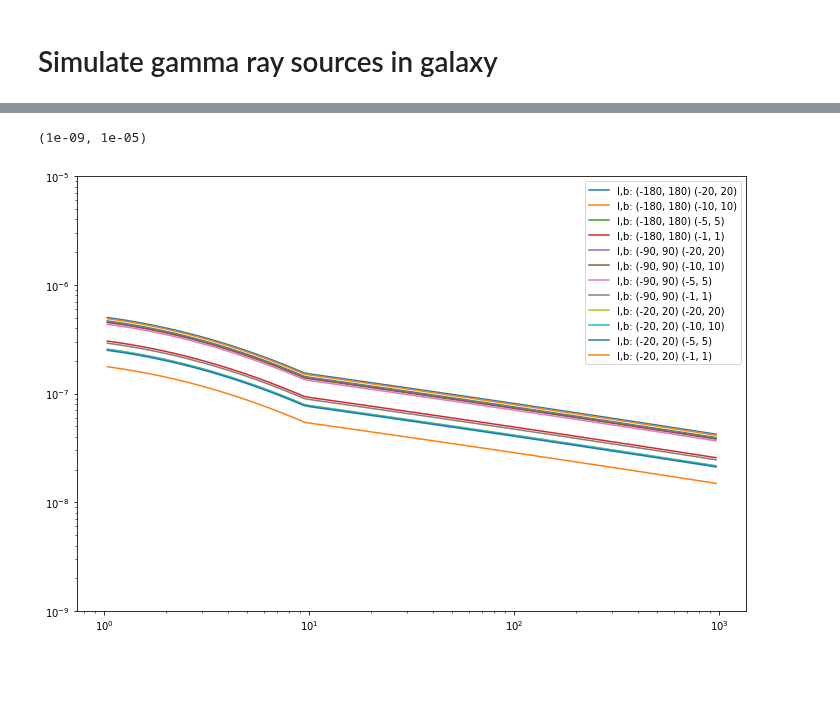
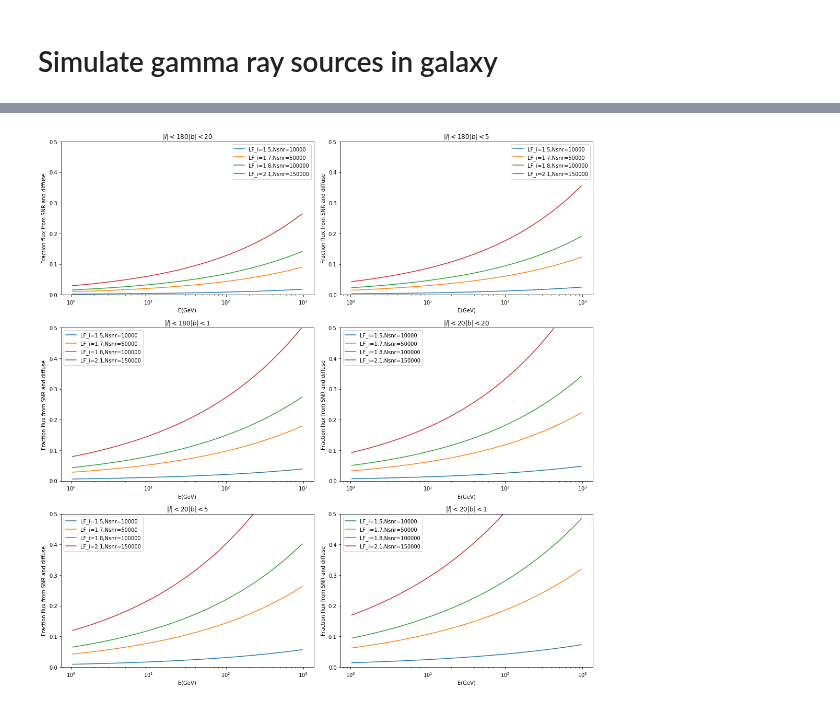
Before and after one commit to martp91/y-rays-UPS, a Jupyter notebook: sim_gamma_sources.ipynb, the cells around one changed output, grey strips where cells are left out. Cells and saved outputs as stored; diff of their text form; code cells hidden in the pictures; blank space fills up the shorter version.

```diff
--- a/sim_gamma_sources.ipynb
+++ b/sim_gamma_sources.ipynb
@@ -15,6 +15,7 @@ import astropy.coordinates as coord
 from astropy import units
 import healpy as hp
 import makemap
+from matplotlib import gridspec
 
 %matplotlib inline
 matplotlib.rcParams['figure.figsize'] = (12, 8)
@@ -45,6 +46,17 @@ bins = np.logspace(minflux,maxflux,25)
 bins_mean = (bins[1:]+bins[:-1])/2.
 lranges = [(-180,180),(-90,90),(-20,20)]
 branges = [(-20,20),(-10,10),(-5,5),(-1,1)]
+
+lb = [(180,20),(180,5),(180,1),(20,20),(20,5),(20,1)]
+
+Efhl = np.logspace(1,3,100)#GeV
+E3fgl_bins = np.logspace(-1,2,101)
+E3fgl = (E3fgl_bins[1:]+E3fgl_bins[0:-1])/2.
+E3fgl_dE = (E3fgl_bins[1:]-E3fgl_bins[0:-1])
+mask_E3fgl = (E3fgl>=1)&(E3fgl<=100)
+Ebins = np.logspace(0,3,101)
+E = (Ebins[1:]+Ebins[0:-1])/2.
+dE = (Ebins[1:]-Ebins[0:-1])
 # %%
 #Function definitions
 
@@ -496,13 +441,0 @@ if fgl and fhl:
-# %%
-### Plot spectra for lranges and branges, diffuse and ps
-
-for i in range(len(ave_flux_snr)):
-    spec_sim_snr = norm_spec(intp_3fgl_snr_normed,ave_flux_snr[i],dE,mask_E)
-    spec_sim_psr = norm_spec(intp_3fgl_psr_normed,ave_flux_psr[i],dE,mask_E)
-    plt.loglog(E,E**2*spec_sim_snr,label="l,b: %s %s"%(ll[i],bb[i]))
-
-plt.legend()
-plt.ylim([1e-9,1e-5])
-# %% [output]
-(1e-09, 1e-05)
-[figure, removed]
@@ -555,0 +442,53 @@ for e in test_E:
+# %%
+#Take the average spectra of 3fgl+3fhl and give that spectra to the simulated sources
+#Plot the spectra from 1-1000GeV
+snr_frac = np.array(snr_frac)
+
+
+#fig = plt.figure(figsize=(15,15))
+fig2 = plt.figure(figsize=(15,15))
+#gs = gridspec.GridSpec(3,2)
+gs2 = gridspec.GridSpec(3,2)
+
+for di in range(len(spec_diff_lb)):
+
+    _l,_b = lb[di]
+    #diffuse = spec_diff_lb[di]
+
+
+   # gsi = gridspec.GridSpecFromSubplotSpec(1,1,subplot_spec=gs[di])
+   # ax = plt.Subplot(fig,gs[di])
+   # ax.loglog(E,E**2*diffuse,label='diffuse')
+   # ax.loglog(E,E**2*spec_sim_psr, label='psr')
+   # ax.loglog(E,E**2*spec_sim_snr,label='snr')
+   # ax.set_title(r'$|l| < %s |b| < %s$'%(_l,_b))
+   # ax.set_ylim([1e-9,1e-4])
+   # ax.set_xlabel("E(GeV)")
+   # ax.set_ylabel(r"$E^2 \ dN/dE \ [GeV \ cm^{-2} \ s^{-1}]$")
+   # fig.add_subplot(ax)
+   # ax.tick_params(axis='both', which='major', labelsize=6, pad=2)
+   # ax.tick_params(axis='both', which='minor', labelsize=6, pad=2)
+
+    div = snr_frac[0,di]
+    div2 = snr_frac[3,di]
+    div3 = snr_frac[2,di]
+    div4 = snr_frac[1,di]
+    gsi2 = gridspec.GridSpecFromSubplotSpec(1,1,subplot_spec=gs2[di])
+    ax2 = plt.Subplot(fig2,gs2[di])
+    ax2.semilogx(E,div,label='LF_i=1.5,Nsnr=10000')
+    ax2.semilogx(E,div2,label='LF_i=1.7,Nsnr=50000')
+    ax2.semilogx(E,div3,label='LF_i=1.8,Nsnr=100000')
+    ax2.semilogx(E,div4,label='LF_i=2.1,Nsnr=150000')
+    ax2.set_ylim([0,0.5])
+    ax2.set_title(r'$|l| < %s |b| < %s$'%(_l,_b))
+    ax2.set_xlabel('E(GeV)')
+    ax2.set_ylabel('Fraction flux from SNR and diffuse')
+    fig2.add_subplot(ax2)
+    plt.legend()
+    #ax2.tick_params(axis='both', which='major', labelsize=6, pad=2)
+    #ax2.tick_params(axis='both', which='minor', labelsize=6, pad=2)
+
+plt.tight_layout()
+plt.savefig('fraction_ps_diffuse.pdf')
+# %% [output]
+[figure, added]
```
Also changed, not shown: parts of 9 cells of this notebook.
